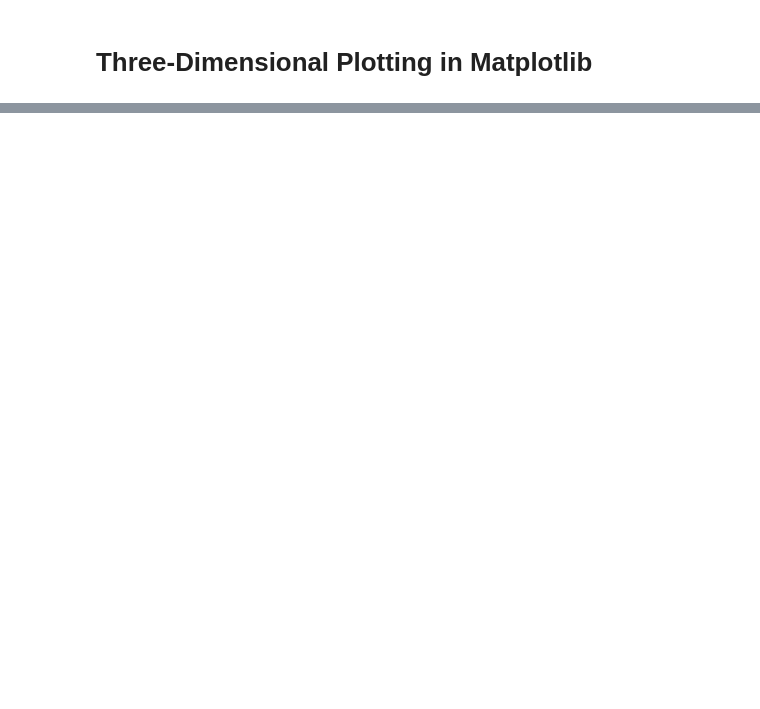
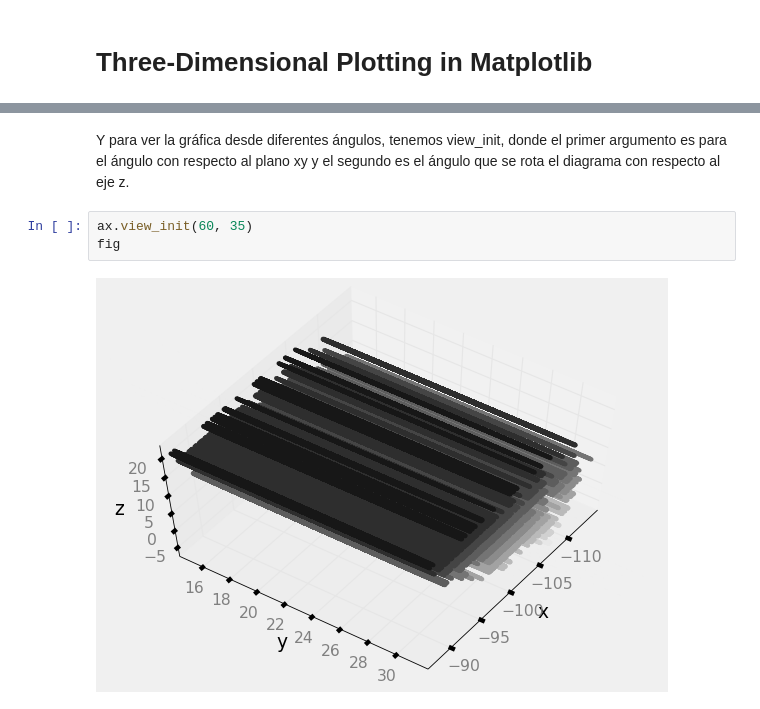
Before and after one commit to DCIDA2019/da2019-anaisabelotodo, a Jupyter notebook: Semana3/Tarea/Tarea.ipynb, the cells around one changed output, grey strips where cells are left out. Cells and saved outputs as stored; diff of their text form; blank space fills up the shorter version.

```diff
--- a/Semana3/Tarea/Tarea.ipynb
+++ b/Semana3/Tarea/Tarea.ipynb
@@ -880,0 +932,7 @@ with plt.style.context('dark_background'):
+# %% [markdown]
+Y para ver la gráfica desde diferentes ángulos, tenemos view_init, donde el primer argumento es para el ángulo con respecto al plano xy y el segundo es el ángulo que se rota el diagrama con respecto al eje z.
+# %%
+ax.view_init(60, 35)
+fig
+# %% [output]
+[figure, added]
```
Also changed, not shown: parts of 33 cells of this notebook.
